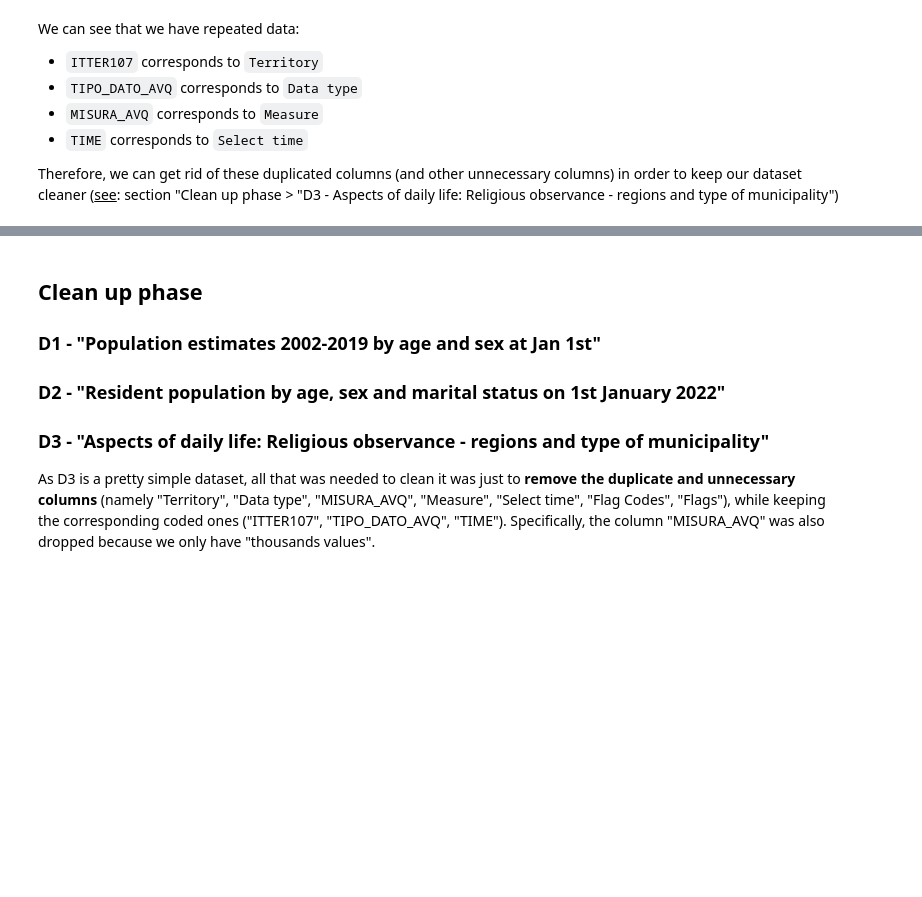
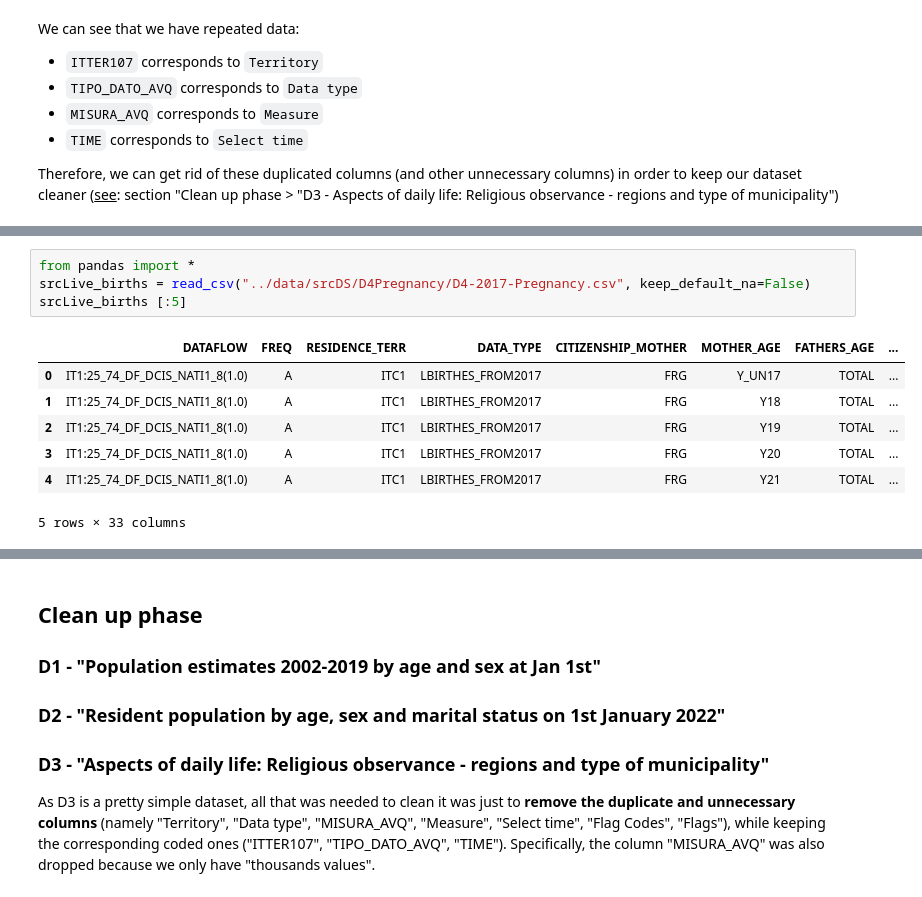
Before and after one commit to OrsolaMBorrini/blessedfruit, a Jupyter notebook: documentation/srcDB_doc.ipynb, the cells around one changed output, grey strips where cells are left out. Drawn from its saved outputs; the diff is of its cells as text; blank space fills up the shorter version.

```diff
--- a/documentation/srcDB_doc.ipynb
+++ b/documentation/srcDB_doc.ipynb
@@ -191,0 +203,12 @@ Therefore, we can get rid of these duplicated columns (and other unnecessary col
+# %%
+from pandas import *
+srcLive_births = read_csv("../data/srcDS/D4Pregnancy/D4-2017-Pregnancy.csv", keep_default_na=False)
+srcLive_births [:5]
+# %% [output]
+|  | DATAFLOW | FREQ | RESIDENCE_TERR | DATA_TYPE | CITIZENSHIP_MOTHER | MOTHER_AGE | FATHERS_AGE | ... |
+| 0 | IT1:25_74_DF_DCIS_NATI1_8(1.0) | A | ITC1 | LBIRTHES_FROM2017 | FRG | Y_UN17 | TOTAL | ... |
+| 1 | IT1:25_74_DF_DCIS_NATI1_8(1.0) | A | ITC1 | LBIRTHES_FROM2017 | FRG | Y18 | TOTAL | ... |
+| 2 | IT1:25_74_DF_DCIS_NATI1_8(1.0) | A | ITC1 | LBIRTHES_FROM2017 | FRG | Y19 | TOTAL | ... |
+| 3 | IT1:25_74_DF_DCIS_NATI1_8(1.0) | A | ITC1 | LBIRTHES_FROM2017 | FRG | Y20 | TOTAL | ... |
+| 4 | IT1:25_74_DF_DCIS_NATI1_8(1.0) | A | ITC1 | LBIRTHES_FROM2017 | FRG | Y21 | TOTAL | ... |
+5 rows × 33 columns
```
Also changed, not shown: parts of 17 cells of this notebook, 52 other files.
